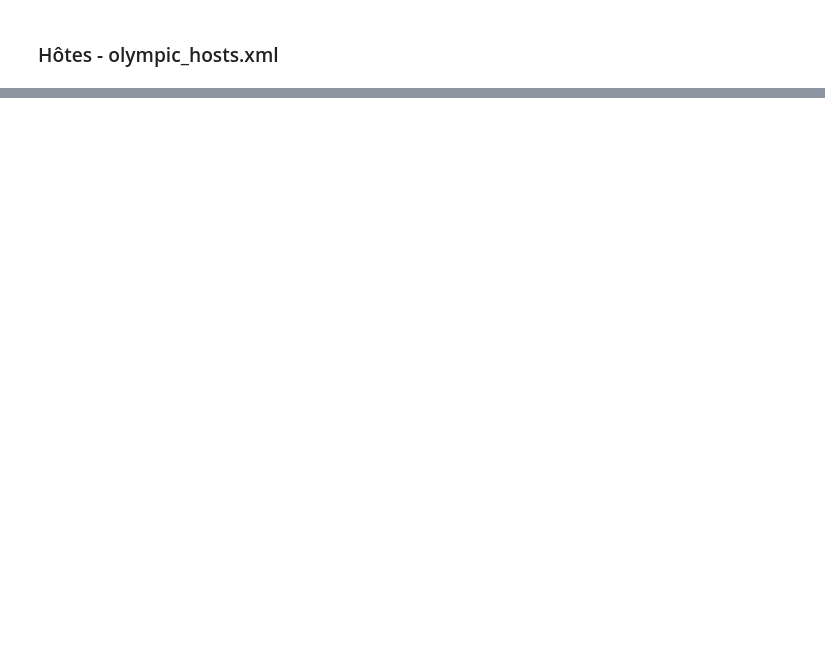
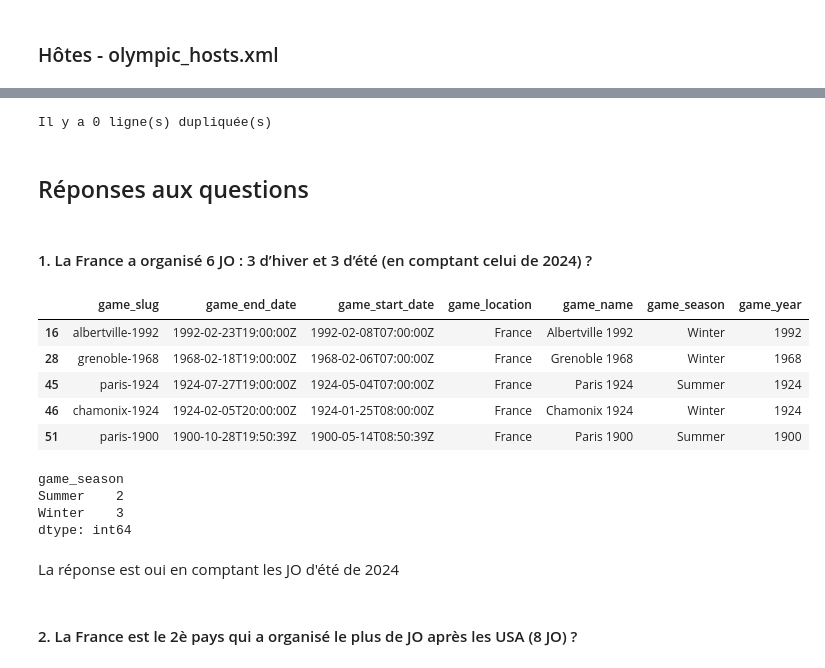
Before and after one commit to IsianDreemrr/HackathonGRP19, a Jupyter notebook: Notebook/Antoine/hackathon_jo2024.ipynb, the cells around one changed output, grey strips where cells are left out. Saved outputs shown, nothing was run; the diff lists cells and outputs as text; code cells hidden in the pictures; blank space fills up the shorter version.

Commit message:
answer questions (stoped at 8)

```diff
--- a/Notebook/Antoine/hackathon_jo2024.ipynb
+++ b/Notebook/Antoine/hackathon_jo2024.ipynb
@@ -445,0 +233,31 @@ On supprime les données inutiles:
+# %%
+# Y a-t'il des lignes dupliquée ? Si oui, les supprimer
+print('Il y a ' + str(olympic_hosts.duplicated().sum()) + ' ligne(s) dupliquée(s)')
+# %% [output]
+Il y a 0 ligne(s) dupliquée(s)
+# %% [markdown]
+## Réponses aux questions
+# %% [markdown]
+#### 1. La France a organisé 6 JO : 3 d’hiver et 3 d’été (en comptant celui de 2024) ?
+# %%
+jo_france = olympic_hosts[olympic_hosts['game_location'] == 'France']
+jo_france
+# %% [output]
+|  | game_slug | game_end_date | game_start_date | game_location | game_name | game_season | game_year |
+| 16 | albertville-1992 | 1992-02-23T19:00:00Z | 1992-02-08T07:00:00Z | France | Albertville 1992 | Winter | 1992 |
+| 28 | grenoble-1968 | 1968-02-18T19:00:00Z | 1968-02-06T07:00:00Z | France | Grenoble 1968 | Winter | 1968 |
+| 45 | paris-1924 | 1924-07-27T19:00:00Z | 1924-05-04T07:00:00Z | France | Paris 1924 | Summer | 1924 |
+| 46 | chamonix-1924 | 1924-02-05T20:00:00Z | 1924-01-25T08:00:00Z | France | Chamonix 1924 | Winter | 1924 |
+| 51 | paris-1900 | 1900-10-28T19:50:39Z | 1900-05-14T08:50:39Z | France | Paris 1900 | Summer | 1900 |
+# %%
+# On compte le nombre de JO organisé par la France en fonction de la saison (winter/summer)
+jo_france.groupby('game_season').size()
+# %% [output]
+game_season
+Summer    2
+Winter    3
+dtype: int64
+# %% [markdown]
+La réponse est oui en comptant les JO d'été de 2024
+# %% [markdown]
+#### 2. La France est le 2è pays qui a organisé le plus de JO après les USA (8 JO) ?
```
Also changed, not shown: parts of 91 cells of this notebook.
